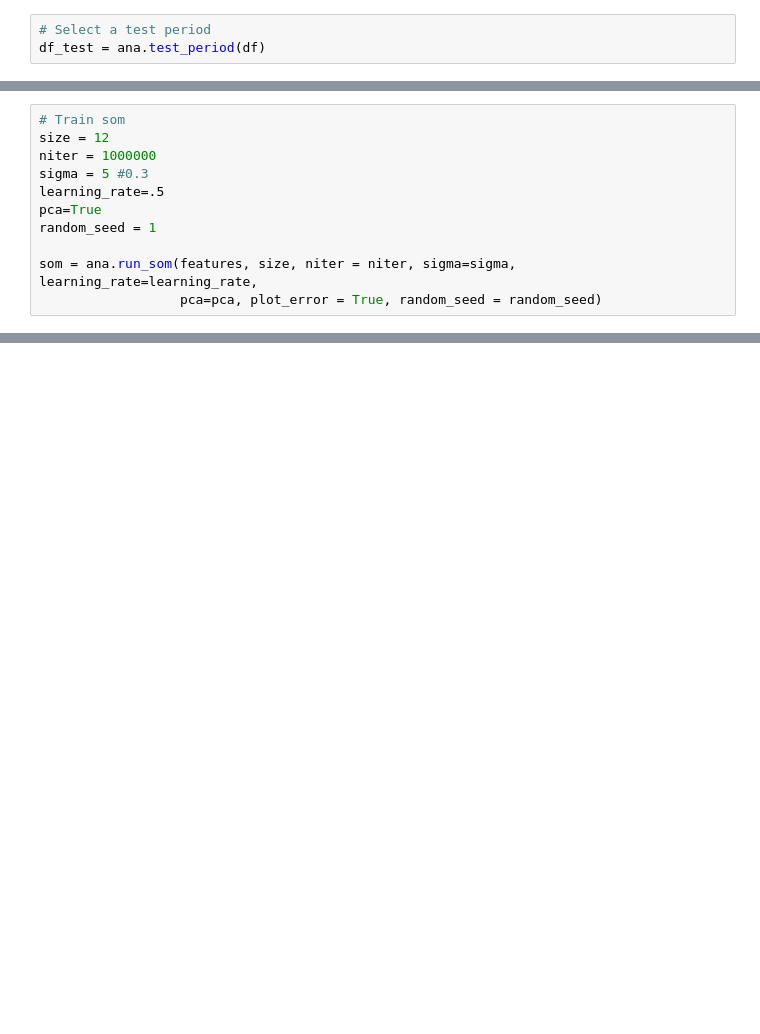
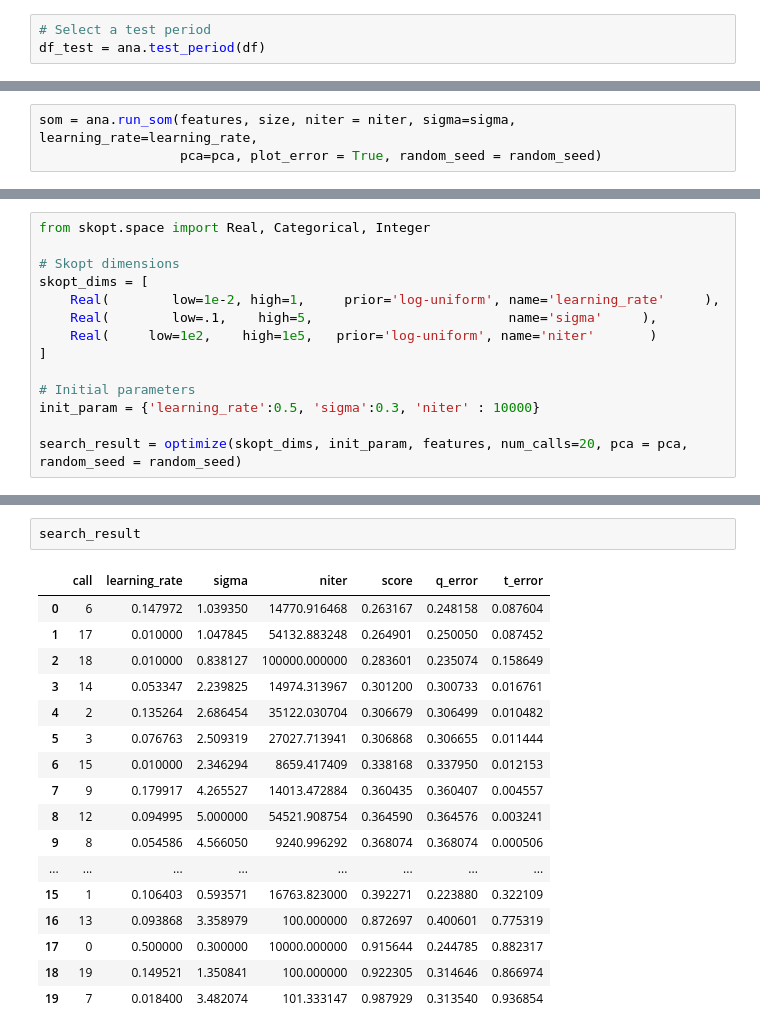
Before and after one commit to llayer/StromboliWF, a Jupyter notebook: som.ipynb, the cells around one changed output, grey strips where cells are left out. Drawn from its saved outputs; the diff is of its cells as text; blank space fills up the shorter version.

```diff
--- a/som.ipynb
+++ b/som.ipynb
@@ -27,11 +52,3 @@ features = ana.get_features(df, lpc=False, amp=False)
 # %%
-# Train som
-size = 12
-niter = 1000000
-sigma = 5 #0.3
-learning_rate=.5
-pca=True
-random_seed = 1
-
 som = ana.run_som(features, size, niter = niter, sigma=sigma, learning_rate=learning_rate,
                   pca=pca, plot_error = True, random_seed = random_seed)
@@ -37,0 +131,14 @@ som = ana.run_som(features, size, niter = niter, sigma=sigma, learning_rate=lear
+# %%
+from skopt.space import Real, Categorical, Integer
+
+# Skopt dimensions
+skopt_dims = [
+    Real(        low=1e-2, high=1,     prior='log-uniform', name='learning_rate'     ),
+    Real(        low=.1,    high=5,                         name='sigma'     ),
+    Real(     low=1e2,    high=1e5,   prior='log-uniform', name='niter'       )
+]
+
+# Initial parameters
+init_param = {'learning_rate':0.5, 'sigma':0.3, 'niter' : 10000}
+
+search_result = optimize(skopt_dims, init_param, features, num_calls=20, pca = pca, random_seed = random_seed)
@@ -38,3 +163,23 @@ som = ana.run_som(features, size, niter = niter, sigma=sigma, learning_rate=lear
+# %%
+search_result
+# %% [output]
+|  | call | learning_rate | sigma | niter | score | q_error | t_error |
+| 0 | 6 | 0.147972 | 1.039350 | 14770.916468 | 0.263167 | 0.248158 | 0.087604 |
+| 1 | 17 | 0.010000 | 1.047845 | 54132.883248 | 0.264901 | 0.250050 | 0.087452 |
+| 2 | 18 | 0.010000 | 0.838127 | 100000.000000 | 0.283601 | 0.235074 | 0.158649 |
+| 3 | 14 | 0.053347 | 2.239825 | 14974.313967 | 0.301200 | 0.300733 | 0.016761 |
+| 4 | 2 | 0.135264 | 2.686454 | 35122.030704 | 0.306679 | 0.306499 | 0.010482 |
+| 5 | 3 | 0.076763 | 2.509319 | 27027.713941 | 0.306868 | 0.306655 | 0.011444 |
+| 6 | 15 | 0.010000 | 2.346294 | 8659.417409 | 0.338168 | 0.337950 | 0.012153 |
+| 7 | 9 | 0.179917 | 4.265527 | 14013.472884 | 0.360435 | 0.360407 | 0.004557 |
+| 8 | 12 | 0.094995 | 5.000000 | 54521.908754 | 0.364590 | 0.364576 | 0.003241 |
+| 9 | 8 | 0.054586 | 4.566050 | 9240.996292 | 0.368074 | 0.368074 | 0.000506 |
+| ... | ... | ... | ... | ... | ... | ... | ... |
+| 15 | 1 | 0.106403 | 0.593571 | 16763.823000 | 0.392271 | 0.223880 | 0.322109 |
+| 16 | 13 | 0.093868 | 3.358979 | 100.000000 | 0.872697 | 0.400601 | 0.775319 |
+| 17 | 0 | 0.500000 | 0.300000 | 10000.000000 | 0.915644 | 0.244785 | 0.882317 |
+| 18 | 19 | 0.149521 | 1.350841 | 100.000000 | 0.922305 | 0.314646 | 0.866974 |
+| 19 | 7 | 0.018400 | 3.482074 | 101.333147 | 0.987929 | 0.313540 | 0.936854 |
 # %%
 ana.plot_waveforms(features, som, size )
 # %% [output]
```
Also changed, not shown: parts of 15 cells of this notebook, 1 other file.
